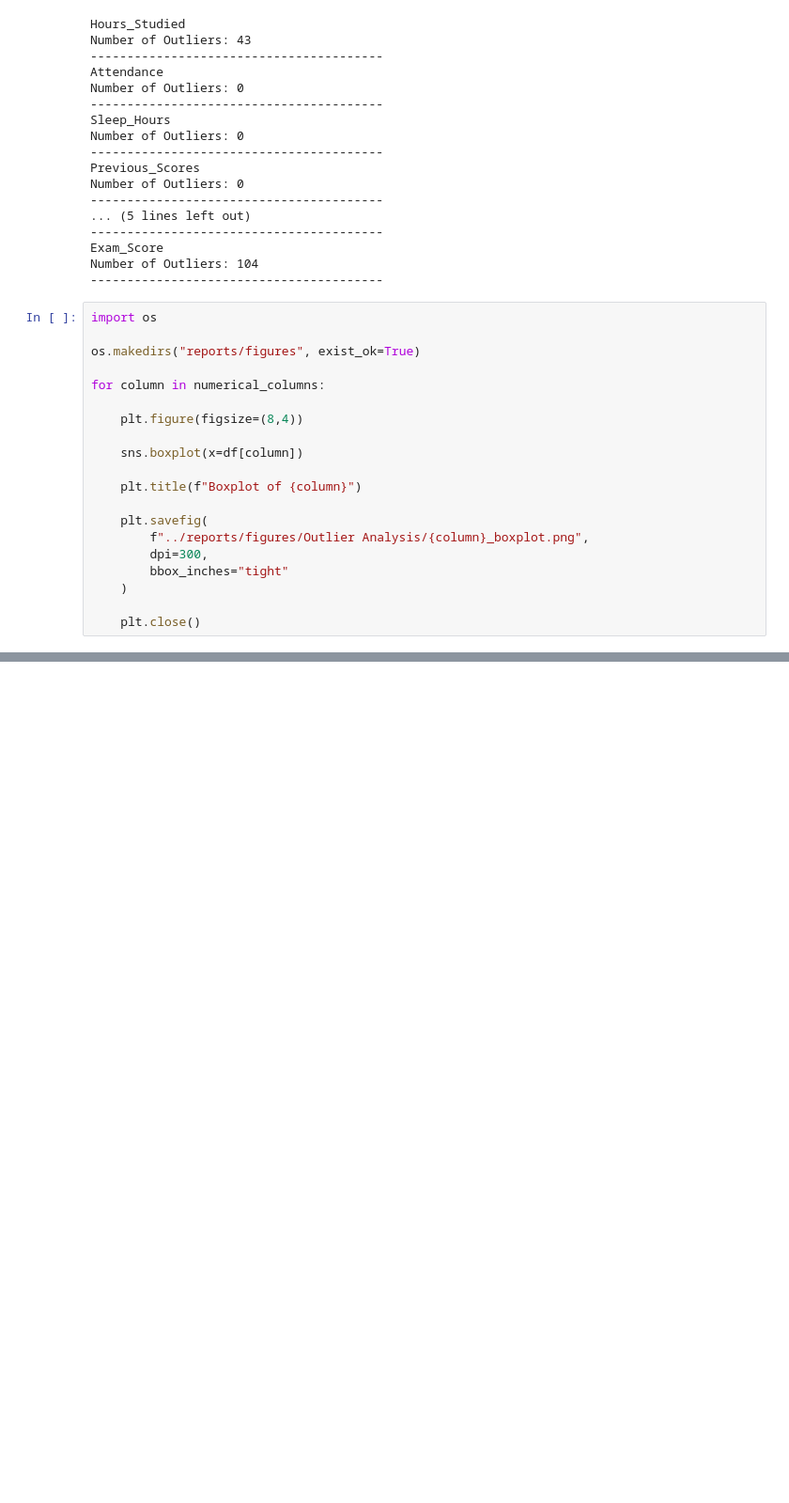
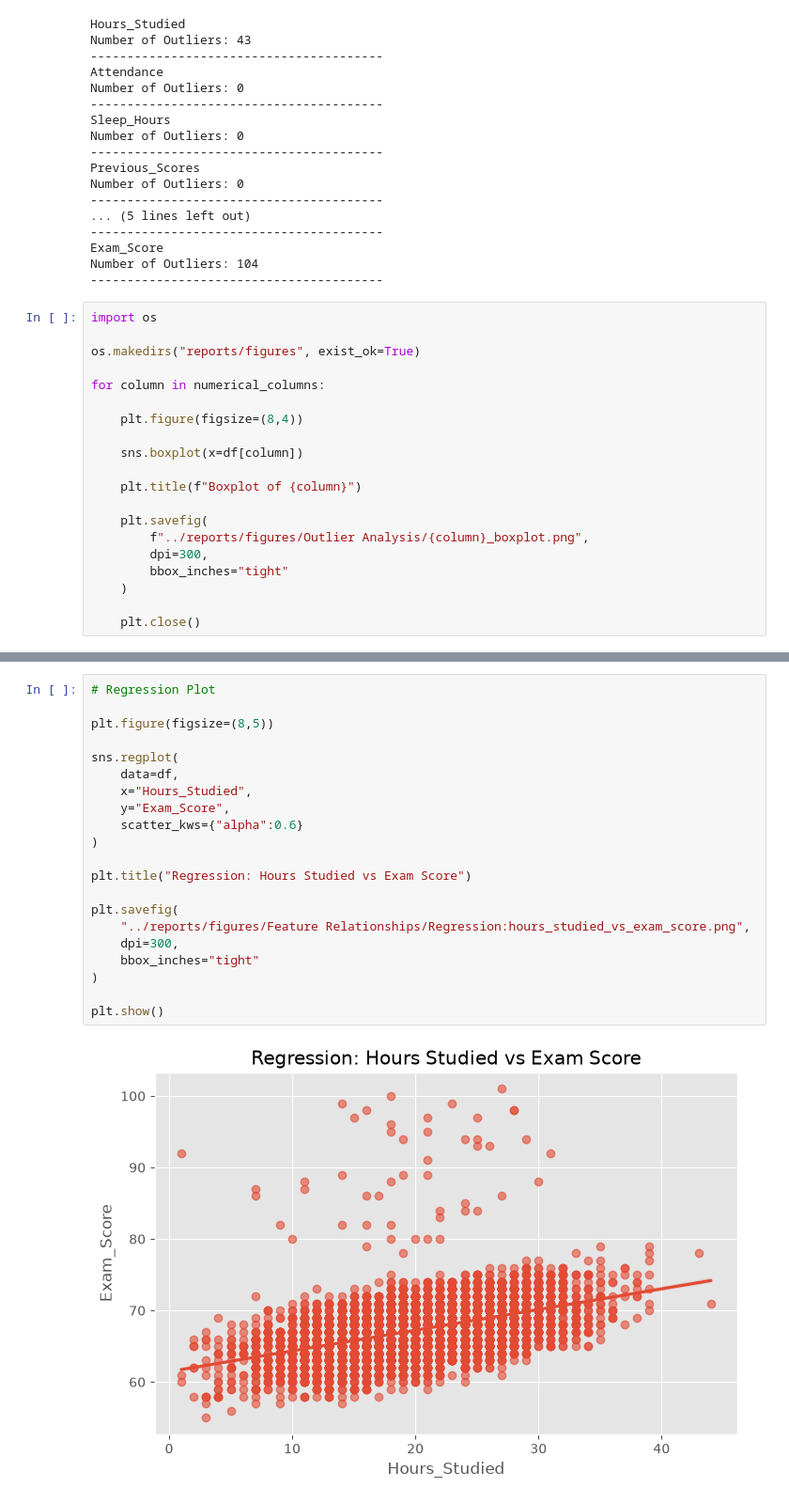
Before and after one commit to Janusha-Weerasinghe/student-performance-prediction, a Jupyter notebook: notebooks/01_eda.ipynb, the cells around one changed output, grey strips where cells are left out. Shown at 94% size. Drawn from its saved outputs; the diff is of its cells as text; blank space fills up the shorter version.

```diff
--- a/notebooks/01_eda.ipynb
+++ b/notebooks/01_eda.ipynb
@@ -1025,0 +1072,23 @@ for column in numerical_columns:
+# %%
+# Regression Plot
+
+plt.figure(figsize=(8,5))
+
+sns.regplot(
+    data=df,
+    x="Hours_Studied",
+    y="Exam_Score",
+    scatter_kws={"alpha":0.6}
+)
+
+plt.title("Regression: Hours Studied vs Exam Score")
+
+plt.savefig(
+    "../reports/figures/Feature Relationships/Regression:hours_studied_vs_exam_score.png",
+    dpi=300,
+    bbox_inches="tight"
+)
+
+plt.show()
+# %% [output]
+[figure, added]
```
Also changed, not shown: parts of 7 cells of this notebook, 7 other files.
